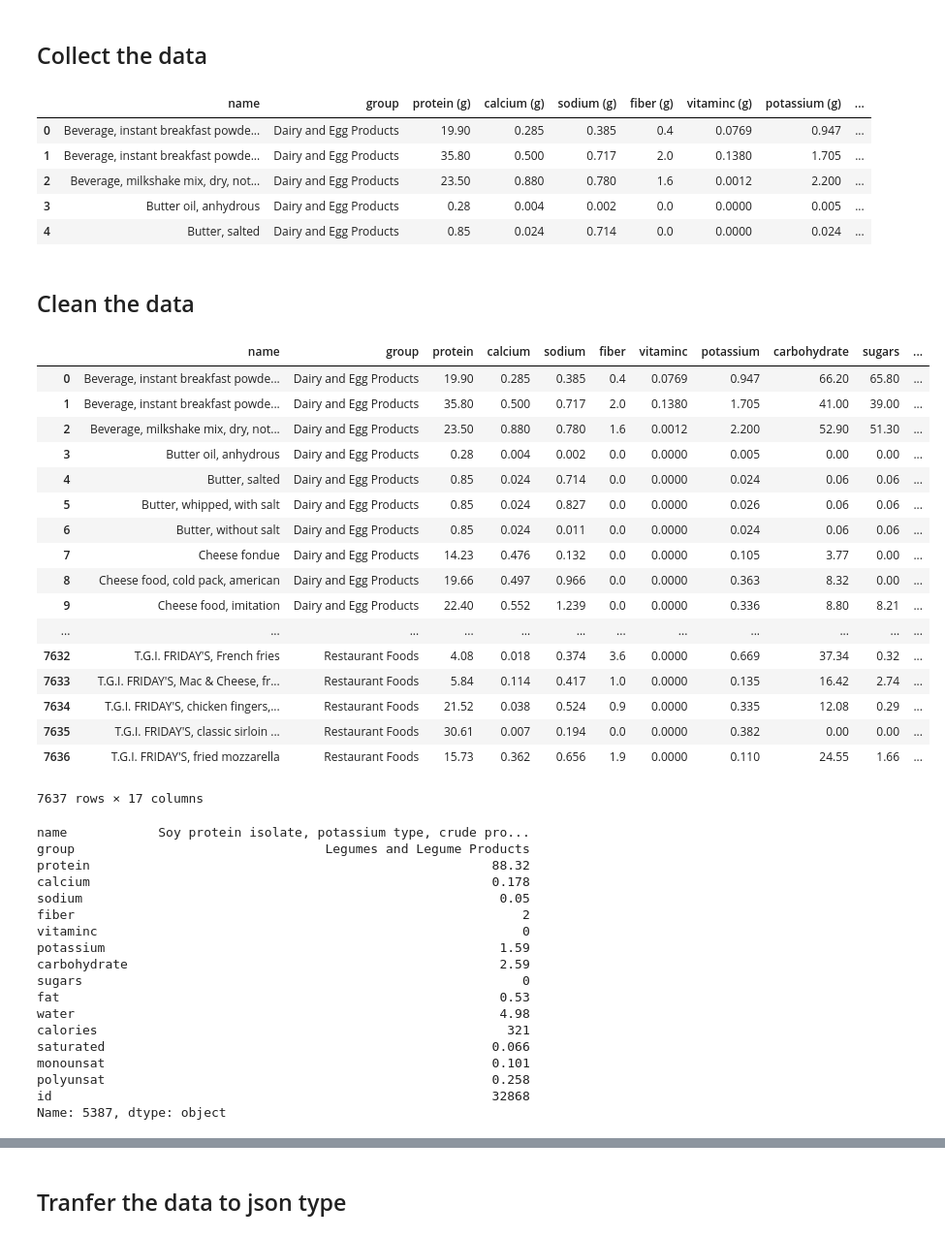
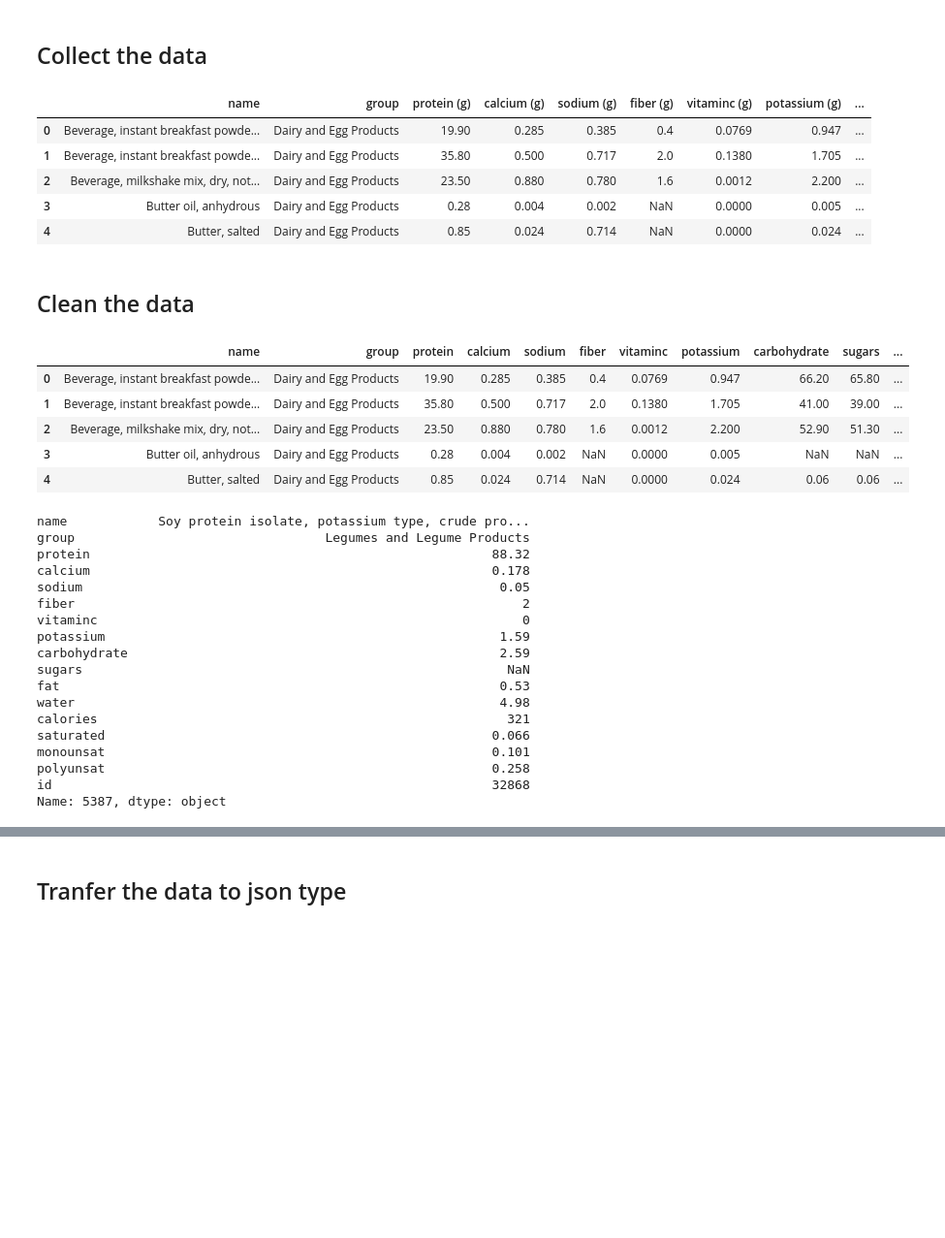
Before and after one commit to ChuckVanHoff/mustluvcats, a Jupyter notebook: mongo_with_api.ipynb, the cells around one changed output, grey strips where cells are left out. Shown at 97% size. Cells and saved outputs as stored; diff of their text form; code cells hidden in the pictures; blank space fills up the shorter version.

```diff
--- a/mongo_with_api.ipynb
+++ b/mongo_with_api.ipynb
@@ -10,40 +15,28 @@ import json
 ## Collect the data ##
 # %%
 # load the data
-data_csv=pd.read_csv("data.csv")
+data_csv=pd.read_csv("static/data/data.csv")
 data_csv.head()
 # %% [output]
 |  | name | group | protein (g) | calcium (g) | sodium (g) | fiber (g) | vitaminc (g) | potassium (g) | ... |
 | 0 | Beverage, instant breakfast powde... | Dairy and Egg Products | 19.90 | 0.285 | 0.385 | 0.4 | 0.0769 | 0.947 | ... |
 | 1 | Beverage, instant breakfast powde... | Dairy and Egg Products | 35.80 | 0.500 | 0.717 | 2.0 | 0.1380 | 1.705 | ... |
 | 2 | Beverage, milkshake mix, dry, not... | Dairy and Egg Products | 23.50 | 0.880 | 0.780 | 1.6 | 0.0012 | 2.200 | ... |
-| 3 | Butter oil, anhydrous | Dairy and Egg Products | 0.28 | 0.004 | 0.002 | 0.0 | 0.0000 | 0.005 | ... |
-| 4 | Butter, salted | Dairy and Egg Products | 0.85 | 0.024 | 0.714 | 0.0 | 0.0000 | 0.024 | ... |
+| 3 | Butter oil, anhydrous | Dairy and Egg Products | 0.28 | 0.004 | 0.002 | NaN | 0.0000 | 0.005 | ... |
+| 4 | Butter, salted | Dairy and Egg Products | 0.85 | 0.024 | 0.714 | NaN | 0.0000 | 0.024 | ... |
 # %% [markdown]
 ## Clean the data
 # %%
 # Clean the data
 data_csv.columns=['name','group','protein','calcium','sodium','fiber','vitaminc','potassium','carbohydrate','sugars','fat','water','calories','saturated','monounsat','polyunsat','id']
-data_csv
+data_csv.head()
 # %% [output]
 |  | name | group | protein | calcium | sodium | fiber | vitaminc | potassium | carbohydrate | sugars | ... |
 | 0 | Beverage, instant breakfast powde... | Dairy and Egg Products | 19.90 | 0.285 | 0.385 | 0.4 | 0.0769 | 0.947 | 66.20 | 65.80 | ... |
 | 1 | Beverage, instant breakfast powde... | Dairy and Egg Products | 35.80 | 0.500 | 0.717 | 2.0 | 0.1380 | 1.705 | 41.00 | 39.00 | ... |
 | 2 | Beverage, milkshake mix, dry, not... | Dairy and Egg Products | 23.50 | 0.880 | 0.780 | 1.6 | 0.0012 | 2.200 | 52.90 | 51.30 | ... |
-| 3 | Butter oil, anhydrous | Dairy and Egg Products | 0.28 | 0.004 | 0.002 | 0.0 | 0.0000 | 0.005 | 0.00 | 0.00 | ... |
-| 4 | Butter, salted | Dairy and Egg Products | 0.85 | 0.024 | 0.714 | 0.0 | 0.0000 | 0.024 | 0.06 | 0.06 | ... |
-| 5 | Butter, whipped, with salt | Dairy and Egg Products | 0.85 | 0.024 | 0.827 | 0.0 | 0.0000 | 0.026 | 0.06 | 0.06 | ... |
-| 6 | Butter, without salt | Dairy and Egg Products | 0.85 | 0.024 | 0.011 | 0.0 | 0.0000 | 0.024 | 0.06 | 0.06 | ... |
-| 7 | Cheese fondue | Dairy and Egg Products | 14.23 | 0.476 | 0.132 | 0.0 | 0.0000 | 0.105 | 3.77 | 0.00 | ... |
-| 8 | Cheese food, cold pack, american | Dairy and Egg Products | 19.66 | 0.497 | 0.966 | 0.0 | 0.0000 | 0.363 | 8.32 | 0.00 | ... |
-| 9 | Cheese food, imitation | Dairy and Egg Products | 22.40 | 0.552 | 1.239 | 0.0 | 0.0000 | 0.336 | 8.80 | 8.21 | ... |
-| ... | ... | ... | ... | ... | ... | ... | ... | ... | ... | ... | ... |
-| 7632 | T.G.I. FRIDAY'S, French fries | Restaurant Foods | 4.08 | 0.018 | 0.374 | 3.6 | 0.0000 | 0.669 | 37.34 | 0.32 | ... |
-| 7633 | T.G.I. FRIDAY'S, Mac & Cheese, fr... | Restaurant Foods | 5.84 | 0.114 | 0.417 | 1.0 | 0.0000 | 0.135 | 16.42 | 2.74 | ... |
-| 7634 | T.G.I. FRIDAY'S, chicken fingers,... | Restaurant Foods | 21.52 | 0.038 | 0.524 | 0.9 | 0.0000 | 0.335 | 12.08 | 0.29 | ... |
-| 7635 | T.G.I. FRIDAY'S, classic sirloin ... | Restaurant Foods | 30.61 | 0.007 | 0.194 | 0.0 | 0.0000 | 0.382 | 0.00 | 0.00 | ... |
-| 7636 | T.G.I. FRIDAY'S, fried mozzarella | Restaurant Foods | 15.73 | 0.362 | 0.656 | 1.9 | 0.0000 | 0.110 | 24.55 | 1.66 | ... |
+| 3 | Butter oil, anhydrous | Dairy and Egg Products | 0.28 | 0.004 | 0.002 | NaN | 0.0000 | 0.005 | NaN | NaN | ... |
+| 4 | Butter, salted | Dairy and Egg Products | 0.85 | 0.024 | 0.714 | NaN | 0.0000 | 0.024 | 0.06 | 0.06 | ... |
-7637 rows × 17 columns
 # %%
 data_csv.iloc[data_csv['protein'].idxmax(5)]
 # %% [output]
@@ -56,7 +49,7 @@ fiber                                                           2
 vitaminc                                                        0
 potassium                                                    1.59
 carbohydrate                                                 2.59
-sugars                                                          0
+sugars                                                        NaN
 fat                                                          0.53
 water                                                        4.98
 calories                                                      321
```
Also changed, not shown: parts of 20 cells of this notebook.
